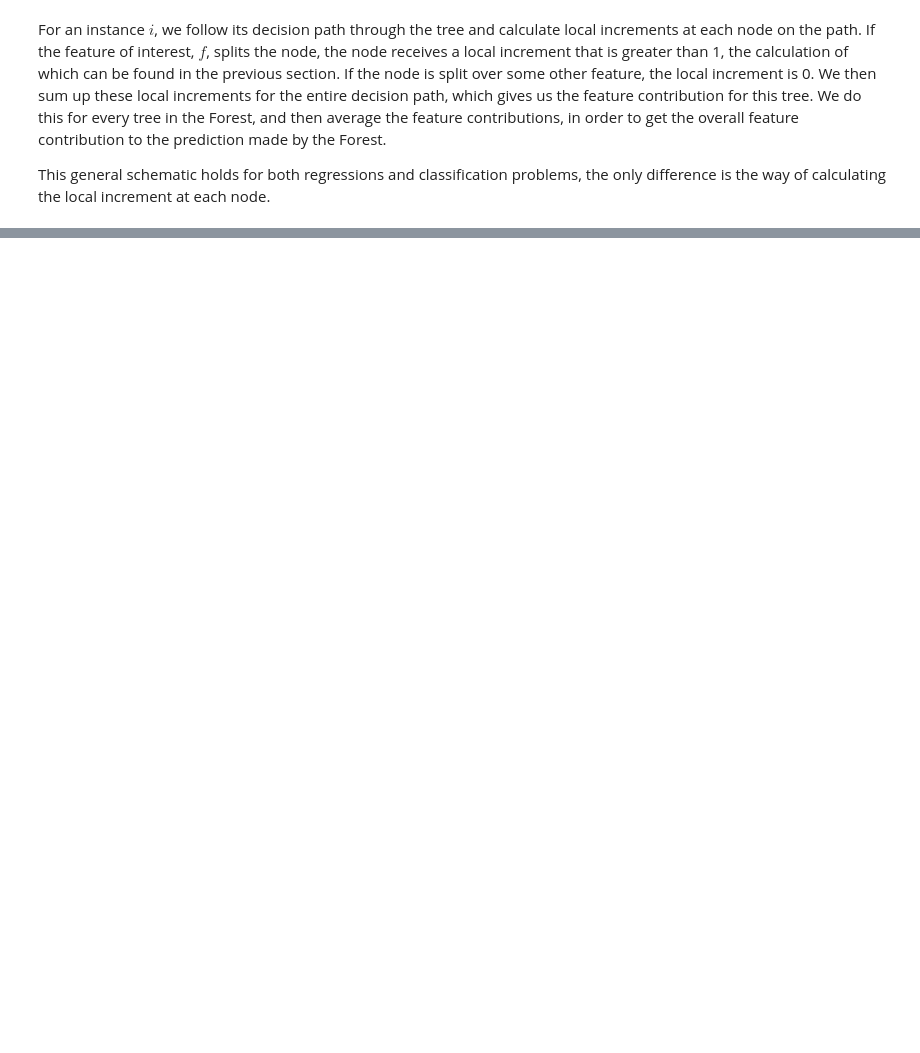
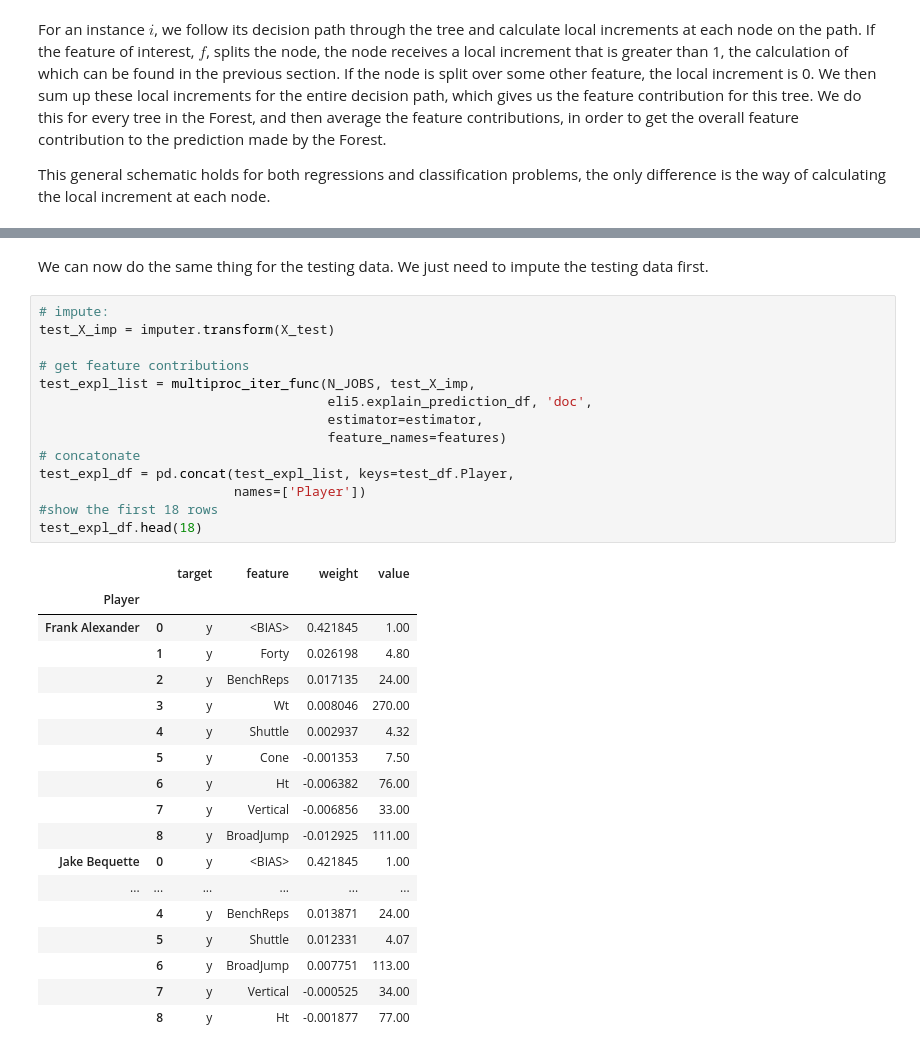
Before and after one commit to serenalotreck/tutorials, a Jupyter notebook: Interpretable_ML/InterpretabilityTutorial_AdaptedVersion.ipynb, the cells around one changed output, grey strips where cells are left out. Saved outputs shown, nothing was run; the diff lists cells and outputs as text; blank space fills up the shorter version.

```diff
--- a/Interpretable_ML/InterpretabilityTutorial_AdaptedVersion.ipynb
+++ b/Interpretable_ML/InterpretabilityTutorial_AdaptedVersion.ipynb
@@ -695,0 +781,35 @@ This general schematic holds for both regressions and classification problems, t
+# %% [markdown]
+We can now do the same thing for the testing data. We just need to impute the testing data first.
+# %%
+# impute:
+test_X_imp = imputer.transform(X_test)
+
+# get feature contributions
+test_expl_list = multiproc_iter_func(N_JOBS, test_X_imp,
+                                     eli5.explain_prediction_df, 'doc',
+                                     estimator=estimator,
+                                     feature_names=features)
+# concatonate
+test_expl_df = pd.concat(test_expl_list, keys=test_df.Player,
+                         names=['Player'])
+#show the first 18 rows
+test_expl_df.head(18)
+# %% [output]
+|  |  | target | feature | weight | value |
+| Player |  |  |  |  |  |
+| Frank Alexander | 0 | y | <BIAS> | 0.421845 | 1.00 |
+|  | 1 | y | Forty | 0.026198 | 4.80 |
+|  | 2 | y | BenchReps | 0.017135 | 24.00 |
+|  | 3 | y | Wt | 0.008046 | 270.00 |
+|  | 4 | y | Shuttle | 0.002937 | 4.32 |
+|  | 5 | y | Cone | -0.001353 | 7.50 |
+|  | 6 | y | Ht | -0.006382 | 76.00 |
+|  | 7 | y | Vertical | -0.006856 | 33.00 |
+|  | 8 | y | BroadJump | -0.012925 | 111.00 |
+| Jake Bequette | 0 | y | <BIAS> | 0.421845 | 1.00 |
+| ... | ... | ... | ... | ... | ... |
+|  | 4 | y | BenchReps | 0.013871 | 24.00 |
+|  | 5 | y | Shuttle | 0.012331 | 4.07 |
+|  | 6 | y | BroadJump | 0.007751 | 113.00 |
+|  | 7 | y | Vertical | -0.000525 | 34.00 |
+|  | 8 | y | Ht | -0.001877 | 77.00 |
```
Also changed, not shown: parts of 25 cells of this notebook.
